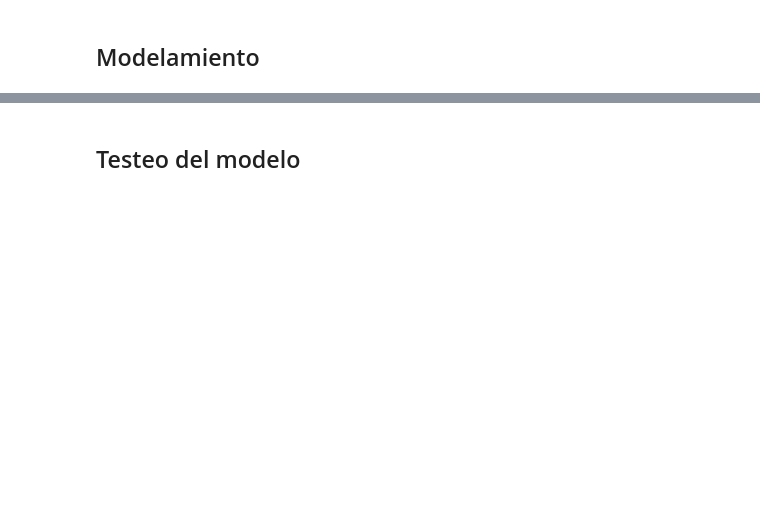
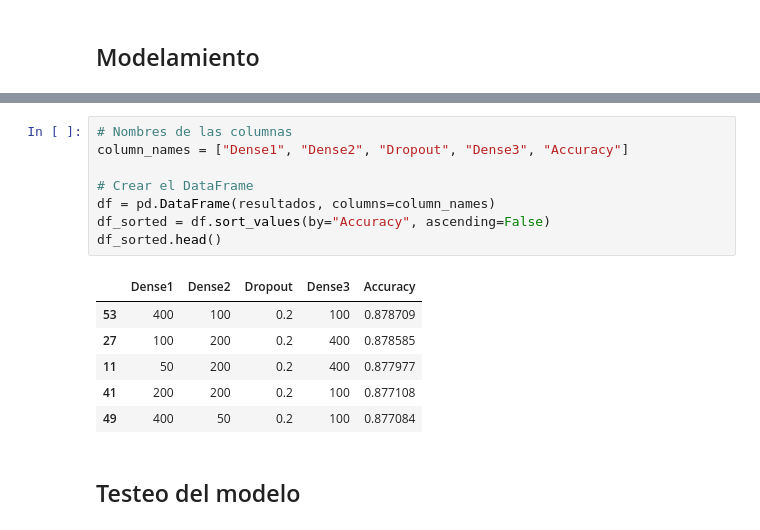
Before and after one commit to diegoalejop/MIAD_NLP_2024, a Jupyter notebook: Semana 7/S7P1_proyecto2.ipynb, the cells around one changed output, grey strips where cells are left out. Saved outputs shown, nothing was run; the diff lists cells and outputs as text; blank space fills up the shorter version.

```diff
--- a/Semana 7/S7P1_proyecto2.ipynb
+++ b/Semana 7/S7P1_proyecto2.ipynb
@@ -371,3 +232,18 @@ Loss: 0.7514176368713379, Accuracy: 0.25649145245552063
+# %%
+# Nombres de las columnas
+column_names = ["Dense1", "Dense2", "Dropout", "Dense3", "Accuracy"]
+
+# Crear el DataFrame
+df = pd.DataFrame(resultados, columns=column_names)
+df_sorted = df.sort_values(by="Accuracy", ascending=False)
+df_sorted.head()
+# %% [output]
+|  | Dense1 | Dense2 | Dropout | Dense3 | Accuracy |
+| 53 | 400 | 100 | 0.2 | 100 | 0.878709 |
+| 27 | 100 | 200 | 0.2 | 400 | 0.878585 |
+| 11 | 50 | 200 | 0.2 | 400 | 0.877977 |
+| 41 | 200 | 200 | 0.2 | 100 | 0.877108 |
+| 49 | 400 | 50 | 0.2 | 100 | 0.877084 |
 # %% [markdown]
 ## Testeo del modelo
 # %%
```
Also changed, not shown: parts of 32 cells of this notebook.
